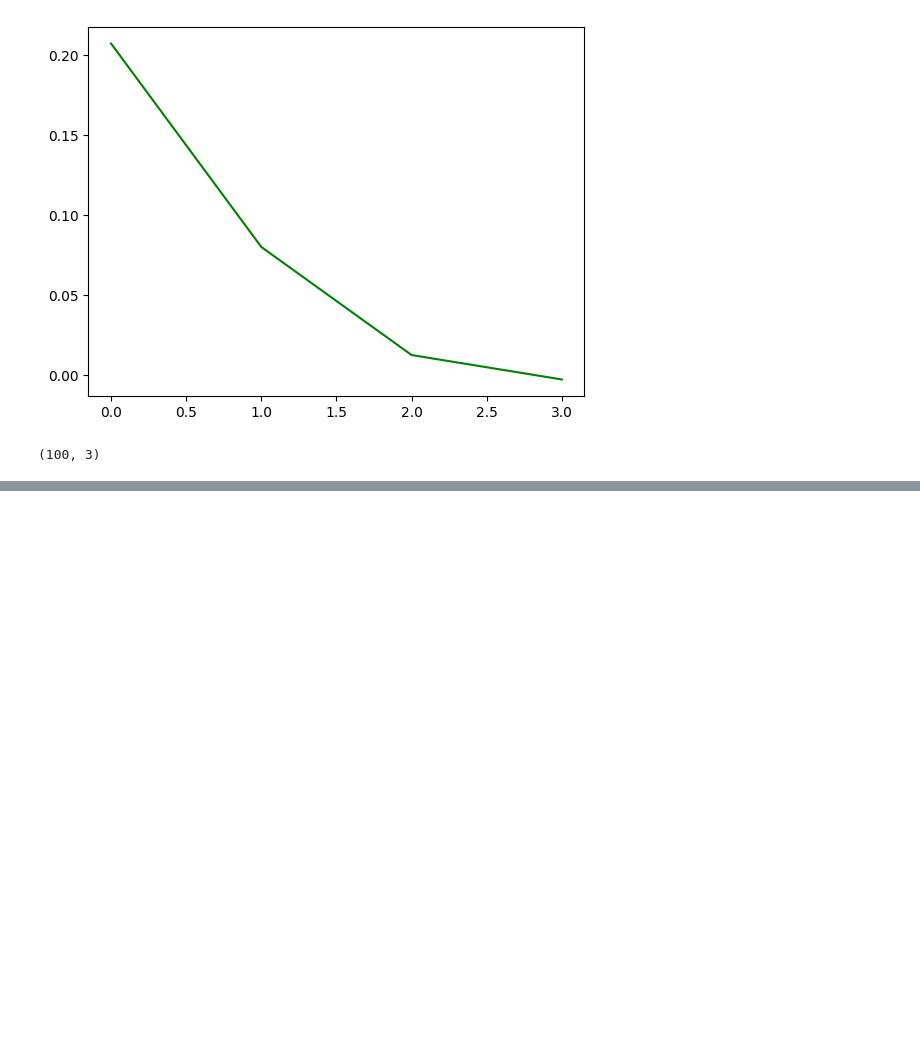
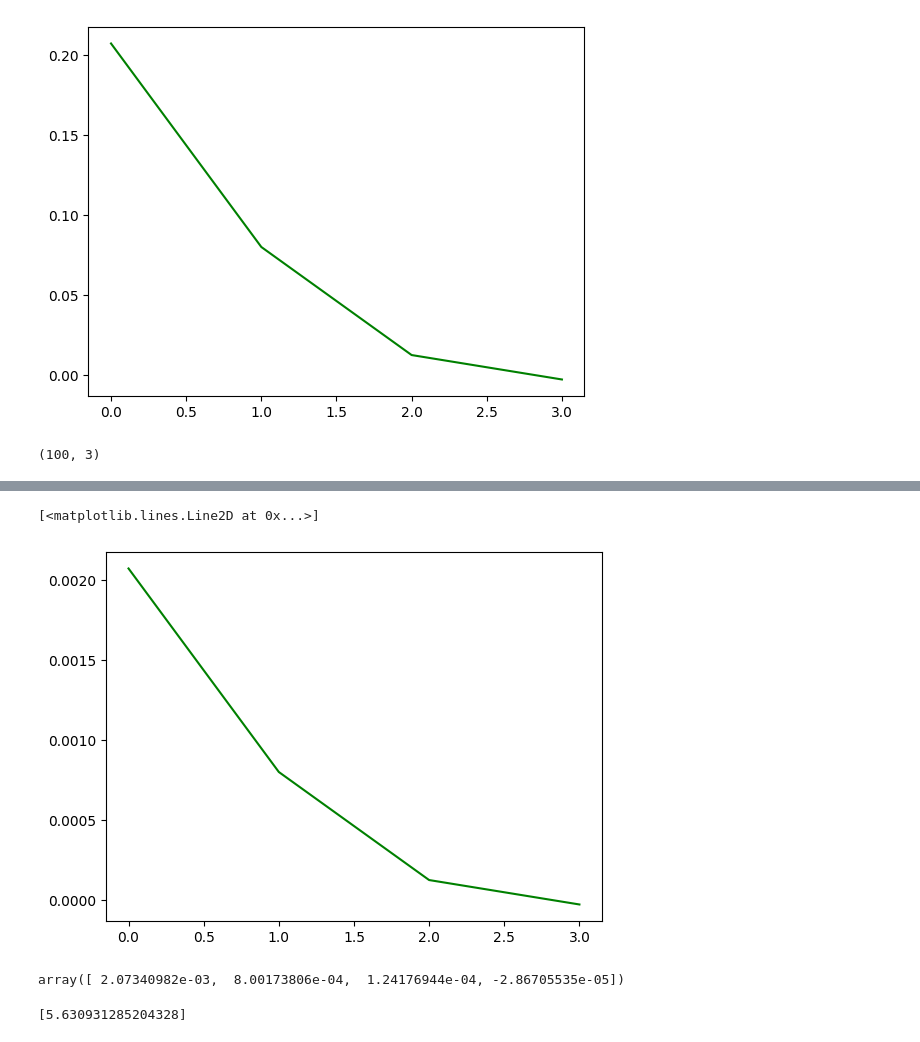
Before and after one commit to Tusharkhitoliya/ML-project, a Jupyter notebook: REAL_TIME_DATASET_LR.ipynb, the cells around one changed output, grey strips where cells are left out. Cells and saved outputs as stored; diff of their text form; code cells hidden in the pictures; blank space fills up the shorter version.

```diff
--- a/REAL_TIME_DATASET_LR.ipynb
+++ b/REAL_TIME_DATASET_LR.ipynb
@@ -210,0 +294,47 @@ X_test.shape
+# %%
+def cost(X, Y, theta):
+    m = X.shape[0]
+
+
+    total_loss = 0
+    y_p = hypothesis(X[i], theta)
+
+    total_loss = np.sum((y_p - Y)**2)
+    return total_loss/m
+# %%
+def gradient(X, Y, theta):
+    m = X.sha[0]
+    y_p = hypothesis(X,theta)
+    grad = np.dot(X.T,(y_p - Y))
+    return grad/m
+# %%
+def gradient_descent(X, Y, A=0.001, epochs = 1000):
+    m,n = X.shape
+
+    theta = np.zeros((n,))
+    cost_epoch = []
+
+    for i in range(epochs):
+
+        loss = cost(X,Y, theta)
+        grad = gradient(X,Y, theta)
+        cost_epoch.append(loss)
+
+        theta = theta - A*grad
+
+        return theta , cost_epoch
+# %%
+theta, cost_epoch = gradient_descent(X,Y, A = 0.001, epochs = 1000)
+# %%
+plt.plot(theta, color = 'green')
+# %% [output]
+[<matplotlib.lines.Line2D at 0x...>]
+[figure, added]
+# %%
+theta
+# %% [output]
+array([ 2.07340982e-03,  8.00173806e-04,  1.24176944e-04, -2.86705535e-05])
+# %%
+cost_epoch
+# %% [output]
+[5.630931285204328]
```
Also changed, not shown: parts of 53 cells of this notebook.
